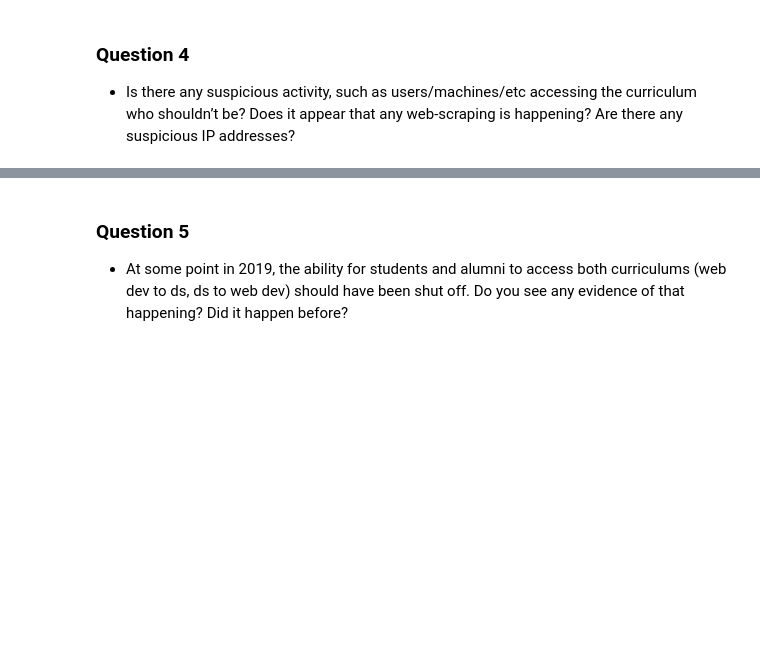
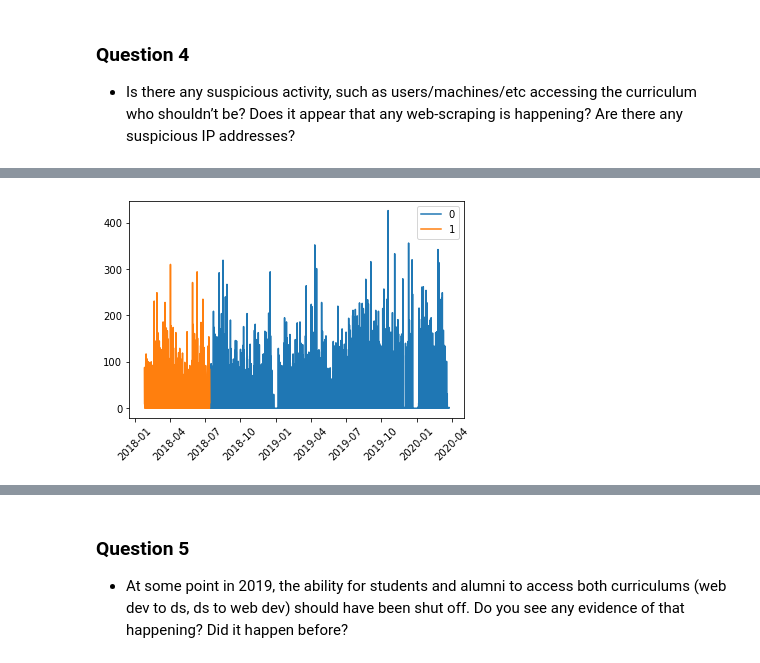
Before and after one commit to Schmidl-Gautam/anomaly_detection_project, a Jupyter notebook: report.ipynb, the cells around one changed output, grey strips where cells are left out. Saved outputs shown, nothing was run; the diff lists cells and outputs as text; code cells hidden in the pictures; blank space fills up the shorter version.

```diff
--- a/report.ipynb
+++ b/report.ipynb
@@ -154,0 +256,8 @@ logs[["user_id", "path"]][was_student & not_staff].groupby(by=["user_id"], sort=
+# %%
+for idx in range(2):
+    plt.plot(lesson[lesson.ip == anomalos_ip.index[idx]].resample('H').count().iloc[:,0])
+plt.xticks(rotation=45)
+plt.legend(range(2))
+plt.show()
+# %% [output]
+[figure, added]
```
Also changed, not shown: parts of 11 cells of this notebook, 1 other file.
